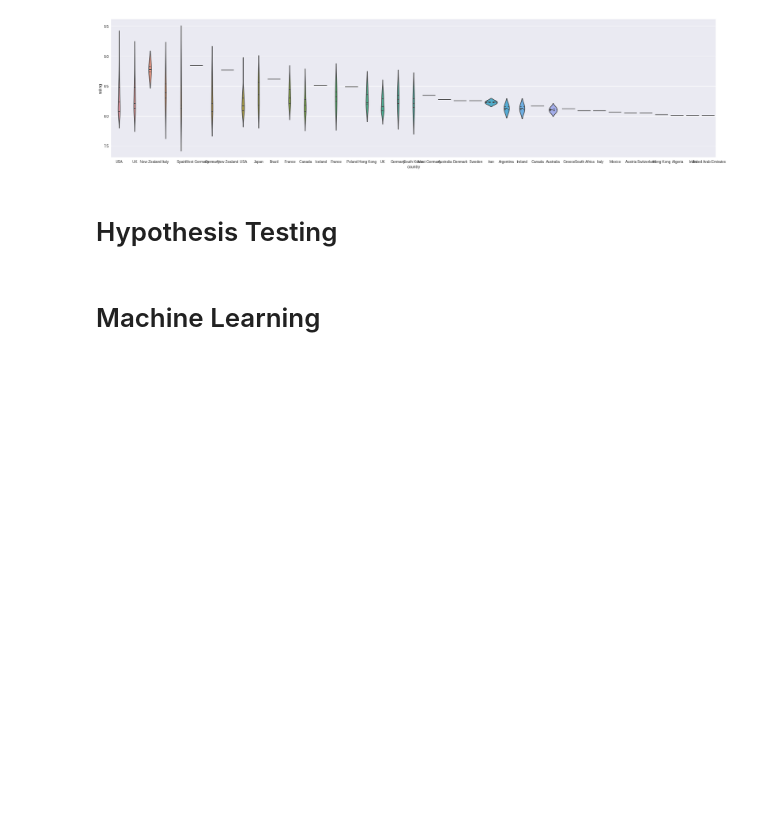
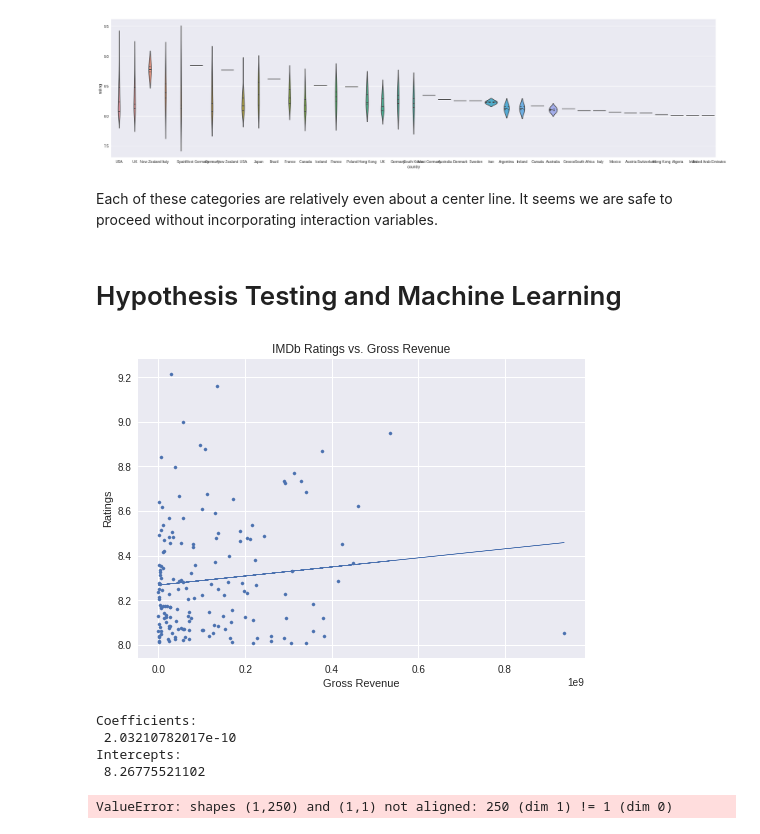
Before and after one commit to Jyrmi/jyrmi.github.io, a Jupyter notebook: CMSC320-finalproject-Wenhao-Jeremy.ipynb, the cells around one changed output. Cells and saved outputs as stored; diff of their text form; code cells hidden in the pictures; blank space fills up the shorter version.

Commit message:
starting hypothesis testing and ml

```diff
--- a/CMSC320-finalproject-Wenhao-Jeremy.ipynb
+++ b/CMSC320-finalproject-Wenhao-Jeremy.ipynb
@@ -343,7 +313,47 @@ sns.violinplot(x='country', y='rating', data=melted_countries, inner='quart')
 sns.plt.show()
 # %% [output]
 [figure]
+# %% [markdown]
+Each of these categories are relatively even about a center line. It seems we are safe to proceed without incorporating interaction variables.
 # %% [markdown]
-# Hypothesis Testing
+# Hypothesis Testing and Machine Learning
-# %% [markdown]
-# Machine Learning
+# %%
+from sklearn import datasets, linear_model
+
+# Following the example linear regression in the documentation
+length = len(tidy_df.index)
+
+ratings = tidy_df.rating.values
+gross = tidy_df.gross.values
+
+ratings = ratings.reshape(length, 1)
+gross = gross.reshape(length, 1)
+
+regr = linear_model.LinearRegression()
+regr.fit(gross, ratings)
+
+plt.scatter(gross, ratings, s=10)
+plt.plot(gross, regr.predict(gross), linewidth=0.5)
+plt.title('IMDb Ratings vs. Gross Revenue')
+plt.xlabel('Gross Revenue')
+plt.ylabel('Ratings')
+plt.show()
+
+# The coefficients
+coefficient = regr.coef_[0][0]
+print('Coefficients: \n', coefficient)
+# The intercepts
+intercept = regr.intercept_[0]
+print('Intercepts: \n', intercept)
+# The mean squared error
+print("Mean squared error: %.2f"
+      % np.mean((regr.predict(years) - life_exps) ** 2))
+# Explained variance score: 1 is perfect prediction
+print('Variance score: %.2f' % regr.score(years, life_exps))
+# %% [output]
+[figure, added]
+Coefficients:
+ 2.03210782017e-10
+Intercepts:
+ 8.26775521102
+ValueError: shapes (1,250) and (1,1) not aligned: 250 (dim 1) != 1 (dim 0)
```
Also changed, not shown: parts of 5 cells of this notebook, 1 other file.
